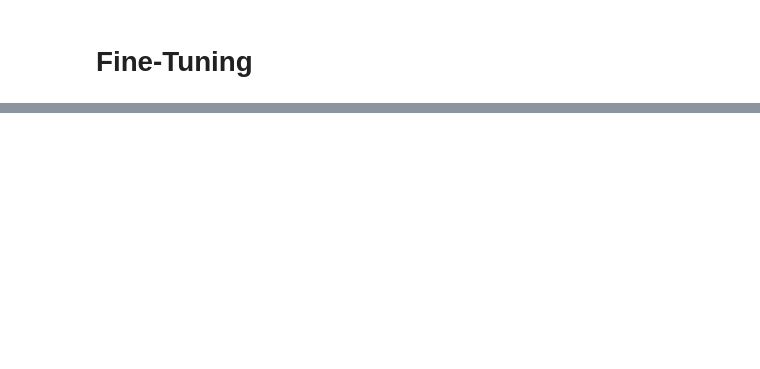
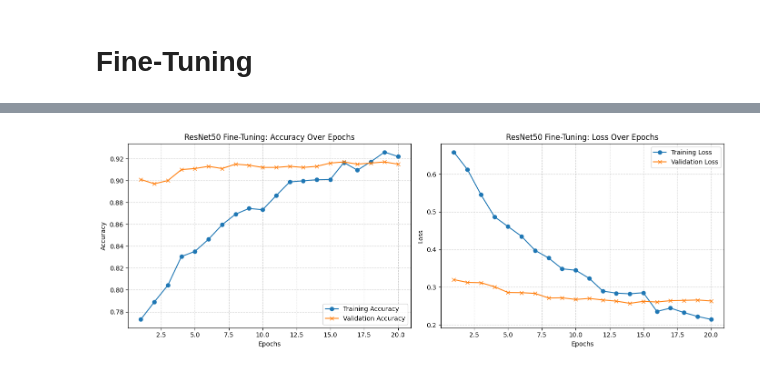
Before and after one commit to lauraglemos/DL_Lab, a Jupyter notebook: DL_pretrained_CNNs.ipynb, the cells around one changed output, grey strips where cells are left out. Saved outputs shown, nothing was run; the diff lists cells and outputs as text; code cells hidden in the pictures; blank space fills up the shorter version.

Commit message:
Fine tuning done

```diff
--- a/DL_pretrained_CNNs.ipynb
+++ b/DL_pretrained_CNNs.ipynb
@@ -858,0 +525,92 @@ Epoch 15/15
+# %%
+model_names = ["ResNet50", "ResNet101V2", "VGG16", "Xception", "EfficientNet"]
+learning_rates_used = [0.001, 0.0005]
+
+for model_name in model_names:
+    print(f"\n{'='*70}")
+    print(f"STARTING FINE-TUNING: {model_name}")
+    print(f"{'='*70}")
+
+    # 1. Buscar el mejor modelo de Feature Extraction leyendo los JSONs guardados
+    best_lr = None
+    best_acc = 0
+
+    for lr in learning_rates_used:
+        json_path = os.path.join(save_dir, f"{model_name}_FE_lr_{lr}_hyperparams.json")
+        if os.path.exists(json_path):
+            with open(json_path, 'r') as f:
+                data = json.load(f)
+                if data['best_val_accuracy'] > best_acc:
+                    best_acc = data['best_val_accuracy']
+                    best_lr = lr
+
+    if best_lr is None:
+        print(f"No feature extraction files were found for {model_name}. Skipping...")
+        continue
+
+    print(f"Best FE model found using LR: {best_lr} (Validation Accuracy: {best_acc:.4f})")
+
+    # 2. Cargar el modelo .keras correspondiente
+    model_path = os.path.join(save_dir, f"{model_name}_FE_lr_{best_lr}.keras")
+    model = tf.keras.models.load_model(model_path)
+
+    # 3. Identificar y descongelar el modelo base
+    base_model = None
+    for layer in model.layers:
+        # Detectamos cuál de las capas es el modelo preentrenado (VGG, ResNet...)
+        if isinstance(layer, tf.keras.Model):
+            base_model = layer
+            break
+
+    if base_model:
+        base_model.trainable = True
+
+        # Estrategia de Fine-Tuning: Congelar el 80% inicial y descongelar el 20% final.
+        # Esto es vital porque VGG tiene 19 capas pero ResNet tiene más de 150.
+        num_layers = len(base_model.layers)
+        frozen_layers = int(num_layers * 0.8)
+
+        for layer in base_model.layers[:frozen_layers]:
+            layer.trainable = False
+
+        print(f"Base model unfrozen. Total layers: {num_layers}. Training the last {num_layers - frozen_layers}.")
+    else:
+        print("No internal base model was detected. Everything will be fine-tuned.")
+
+    # 4. Recompilar y entrenar con un Learning Rate MUY bajo
+    ft_lr = 1e-5
+    print(f"Starting training with LR Fine-Tuning: {ft_lr}")
+
+    # Usamos tu función de entrenamiento (que internamente hace el model.compile)
+    history_ft = train_model(
+        model=model,
+        train_data=train_data,
+        val_data=val_data,
+        learning_rate=ft_lr,
+        epochs=20 # En Fine-tuning suele haber overfitting antes, 20 está bien
+    )
+
+    # 5. Identificar mejores métricas y guardar
+    best_epoch_ft = history_ft.history['val_loss'].index(min(history_ft.history['val_loss']))
+    best_val_acc_ft = history_ft.history['val_accuracy'][best_epoch_ft]
+
+    ft_model_path = os.path.join(save_dir, f"{model_name}_FT.keras")
+    model.save(ft_model_path)
+    print(f"Fine-tuned model saved in: {ft_model_path}")
+
+    # 6. Guardar Hiperparámetros de esta fase
+    hyperparams_ft = {
+        'model_architecture': model_name,
+        'best_feature_extraction_lr': best_lr,
+        'fine_tuning_lr': ft_lr,
+        'phase': 'Fine_Tuning',
+        'best_val_accuracy': best_val_acc_ft
+    }
+
+    json_path_ft = os.path.join(save_dir, f"{model_name}_FT_hyperparams.json")
+    with open(json_path_ft, 'w') as json_file:
+        json.dump(hyperparams_ft, json_file, indent=4)
+
+    # 7. Imprimir gráficas
+    plot_history(history_ft, model_name=f"{model_name} Fine-Tuning")
+# %% [output]
@@ -858,0 +634 @@ Epoch 15/15
+[figure, added]
```
Also changed, not shown: parts of 44 cells of this notebook.
